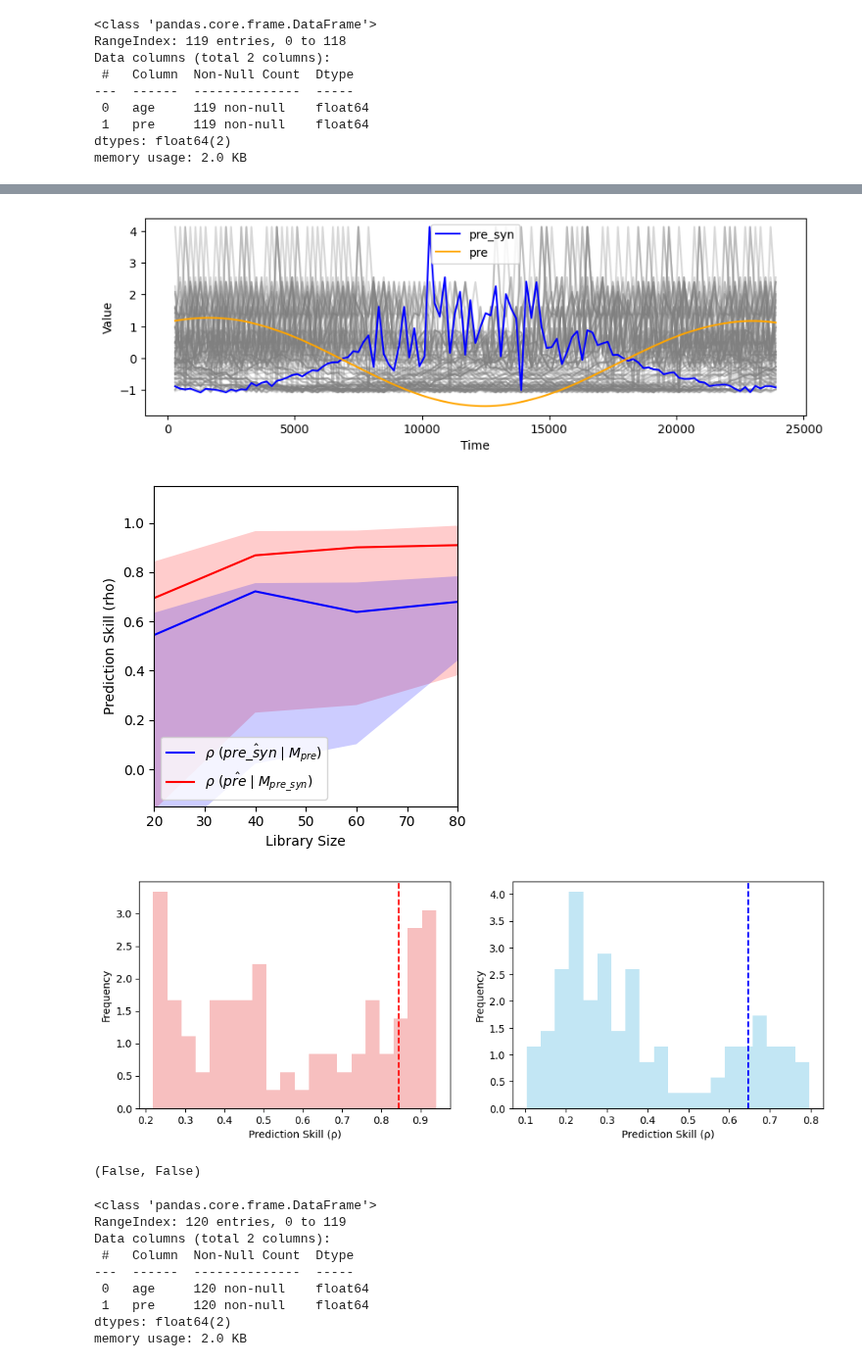
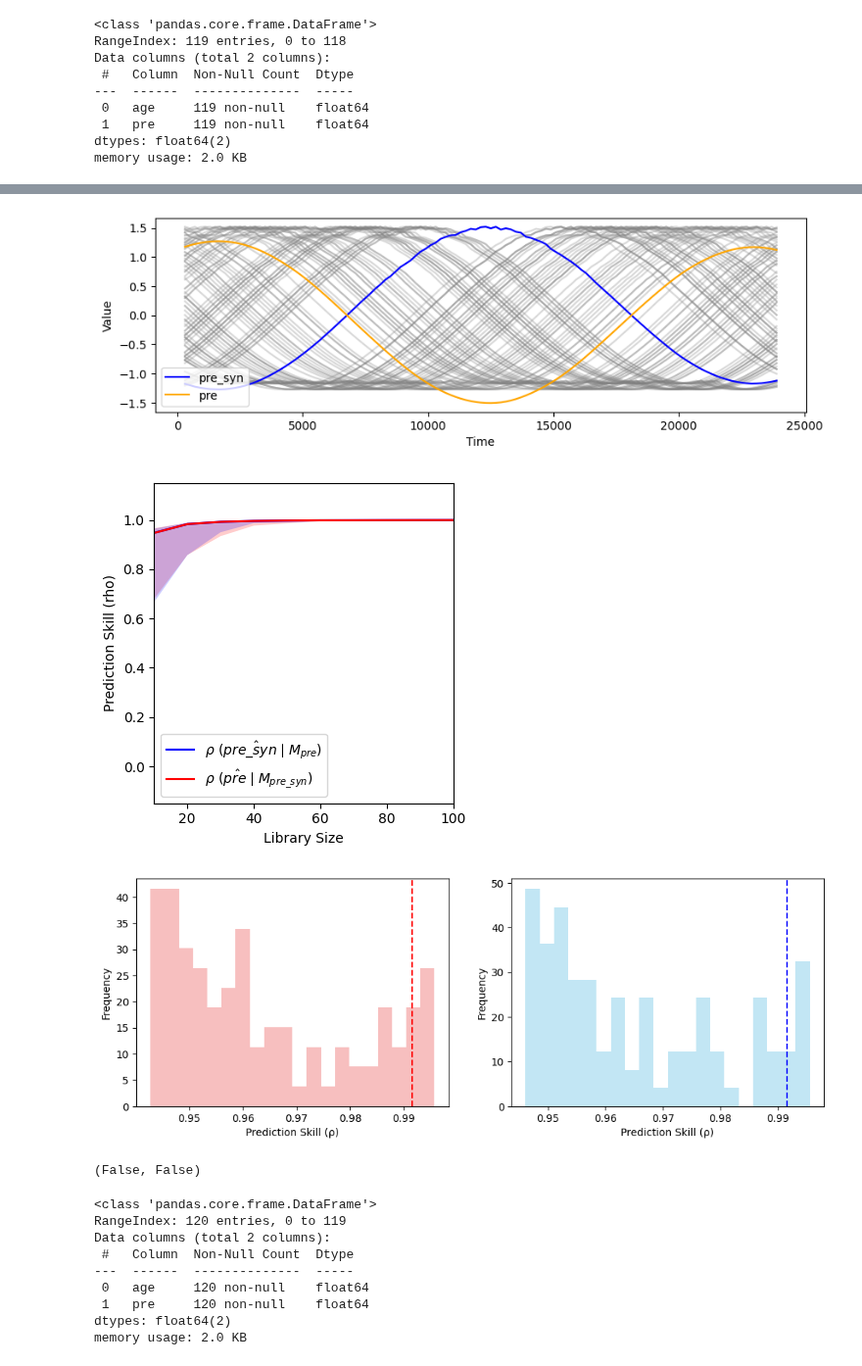
Before and after one commit to Peisong-Zheng/Inso_LGMR, a Jupyter notebook: synthetic_data_test.ipynb, the cells around one changed output, grey strips where cells are left out. Shown at 98% size. Cells and saved outputs as stored; diff of their text form; code cells hidden in the pictures.

```diff
--- a/synthetic_data_test.ipynb
+++ b/synthetic_data_test.ipynb
@@ -147,28 +398,29 @@ plt.show()
 # %%
 from toolbox import significant_test as st
 import importlib
 importlib.reload(st)
 
 # df_syn = gen_syn_pre(df_pre, causal_strength=0.9, noise_level=0.01, lag=5, data_length='none')
-df_syn = gen_syn_pre(df_pre, causal_strength=1, noise_level=1, lag=0, data_length='none')
+df_syn = gen_syn_pre_no_threshold(df_pre, causal_strength=1, noise_level=0.01, lag=0, data_length='none')
 
 ccm_out, ran_ccm_list,test_result = st.ccm_significance_test_v2_df(
     df_input      = df_syn,
     E         = 5,
     tau       = -3,
     Tp =0,
     n_ran     = 100,
-    libSizes  = "20 40 60 80",
-    sample    = 20,
+    libSizes  = "10 20 30 40 50 60 70 80 90 100",
+    random=True,
+    sample    = 10,
     showPlot  = True
 )
 
 
 print(test_result)
 # %% [output]
-[figure, old version]
+[figure, new version]
-[figure, old version]
+[figure, new version]
-[figure, old version]
+[figure, new version]
 (False, False)
 # %%
 
```
Also changed, not shown: parts of 7 cells of this notebook, 4 other files.
